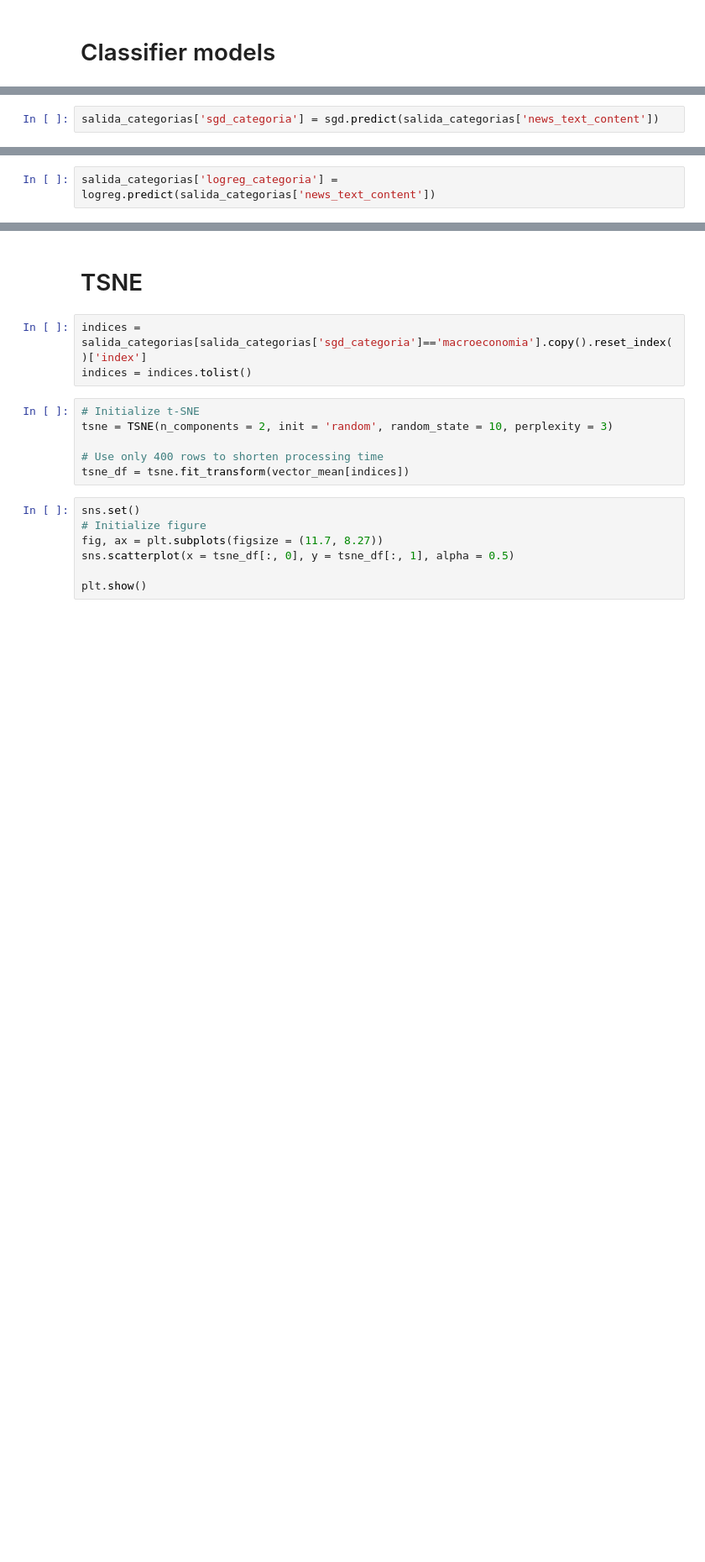
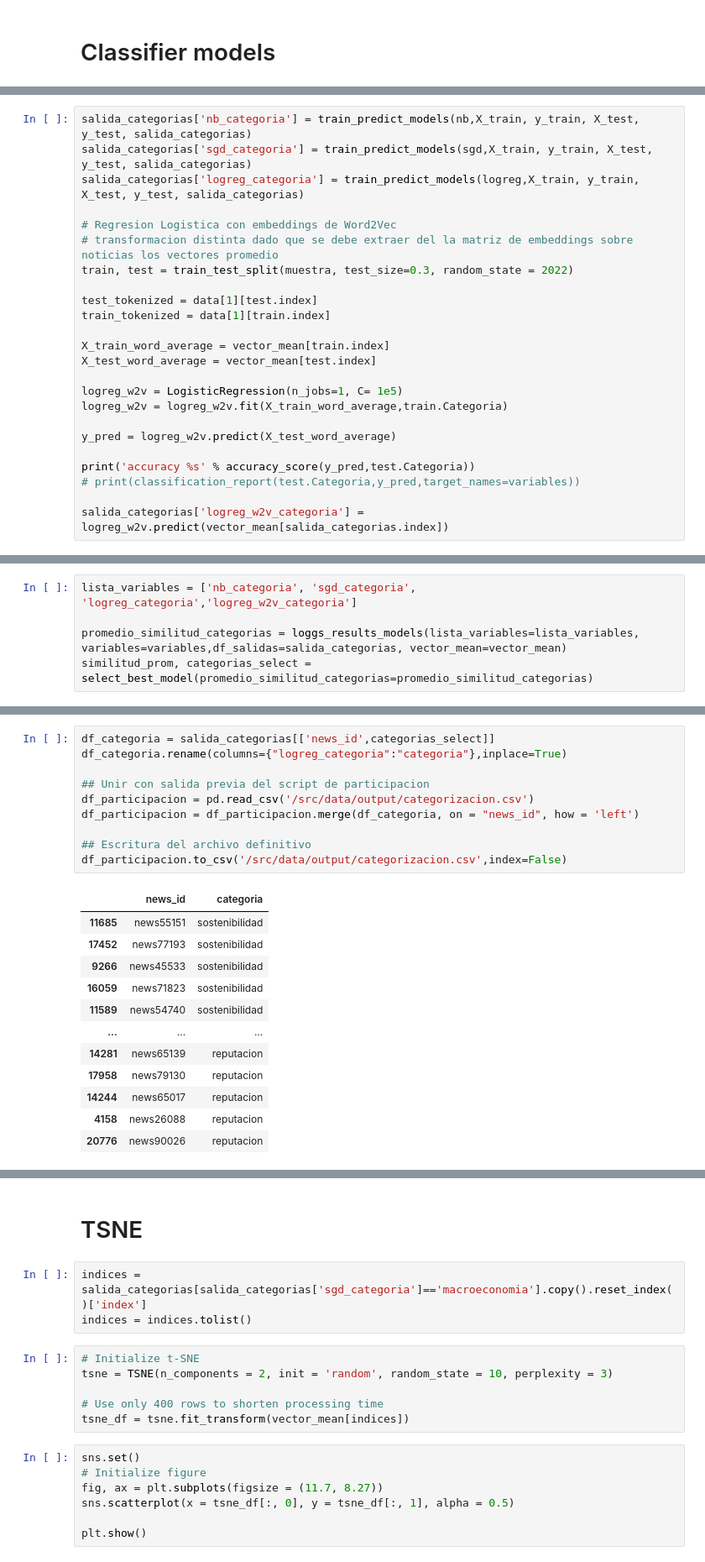
Before and after one commit to 3248ricamca/dataton2022-se_cayo_la_app, a Jupyter notebook: src/models/embedding.ipynb, the cells around one changed output, grey strips where cells are left out. Shown: that part at 84% size. Drawn from its saved outputs; the diff is of its cells as text; blank space fills up the shorter version.

```diff
--- a/src/models/embedding.ipynb
+++ b/src/models/embedding.ipynb
@@ -361,2 +364,0 @@ sostenibilidad       0.96      1.00      0.98        27
-# %%
-salida_categorias['sgd_categoria'] = sgd.predict(salida_categorias['news_text_content'])
@@ -390,2 +364,0 @@ sostenibilidad       0.96      1.00      0.98        27
-# %%
-salida_categorias['logreg_categoria'] = logreg.predict(salida_categorias['news_text_content'])
@@ -518,0 +365,24 @@ cruce_participacion.to_csv('../categoiras.csv',index=False)
+# %%
+salida_categorias['nb_categoria'] = train_predict_models(nb,X_train, y_train, X_test, y_test, salida_categorias)
+salida_categorias['sgd_categoria'] = train_predict_models(sgd,X_train, y_train, X_test, y_test, salida_categorias)
+salida_categorias['logreg_categoria'] = train_predict_models(logreg,X_train, y_train, X_test, y_test, salida_categorias)
+
+# Regresion Logistica con embeddings de Word2Vec
+# transformacion distinta dado que se debe extraer del la matriz de embeddings sobre noticias los vectores promedio
+train, test = train_test_split(muestra, test_size=0.3, random_state = 2022)
+
+test_tokenized = data[1][test.index]
+train_tokenized = data[1][train.index]
+
+X_train_word_average = vector_mean[train.index]
+X_test_word_average = vector_mean[test.index]
+
+logreg_w2v = LogisticRegression(n_jobs=1, C= 1e5)
+logreg_w2v = logreg_w2v.fit(X_train_word_average,train.Categoria)
+
+y_pred = logreg_w2v.predict(X_test_word_average)
+
+print('accuracy %s' % accuracy_score(y_pred,test.Categoria))
+# print(classification_report(test.Categoria,y_pred,target_names=variables))
+
+salida_categorias['logreg_w2v_categoria'] = logreg_w2v.predict(vector_mean[salida_categorias.index])
@@ -518,0 +394,5 @@ cruce_participacion.to_csv('../categoiras.csv',index=False)
+# %%
+lista_variables = ['nb_categoria', 'sgd_categoria', 'logreg_categoria','logreg_w2v_categoria']
+
+promedio_similitud_categorias = loggs_results_models(lista_variables=lista_variables, variables=variables,df_salidas=salida_categorias, vector_mean=vector_mean)
+similitud_prom, categorias_select = select_best_model(promedio_similitud_categorias=promedio_similitud_categorias)
@@ -518,0 +405,23 @@ cruce_participacion.to_csv('../categoiras.csv',index=False)
+# %%
+df_categoria = salida_categorias[['news_id',categorias_select]]
+df_categoria.rename(columns={"logreg_categoria":"categoria"},inplace=True)
+
+## Unir con salida previa del script de participacion
+df_participacion = pd.read_csv('/src/data/output/categorizacion.csv')
+df_participacion = df_participacion.merge(df_categoria, on = "news_id", how = 'left')
+
+## Escritura del archivo definitivo
+df_participacion.to_csv('/src/data/output/categorizacion.csv',index=False)
+# %% [output]
+|  | news_id | categoria |
+| 11685 | news55151 | sostenibilidad |
+| 17452 | news77193 | sostenibilidad |
+| 9266 | news45533 | sostenibilidad |
+| 16059 | news71823 | sostenibilidad |
+| 11589 | news54740 | sostenibilidad |
+| ... | ... | ... |
+| 14281 | news65139 | reputacion |
+| 17958 | news79130 | reputacion |
+| 14244 | news65017 | reputacion |
+| 4158 | news26088 | reputacion |
+| 20776 | news90026 | reputacion |
```
Also changed, not shown: parts of 27 cells of this notebook.
